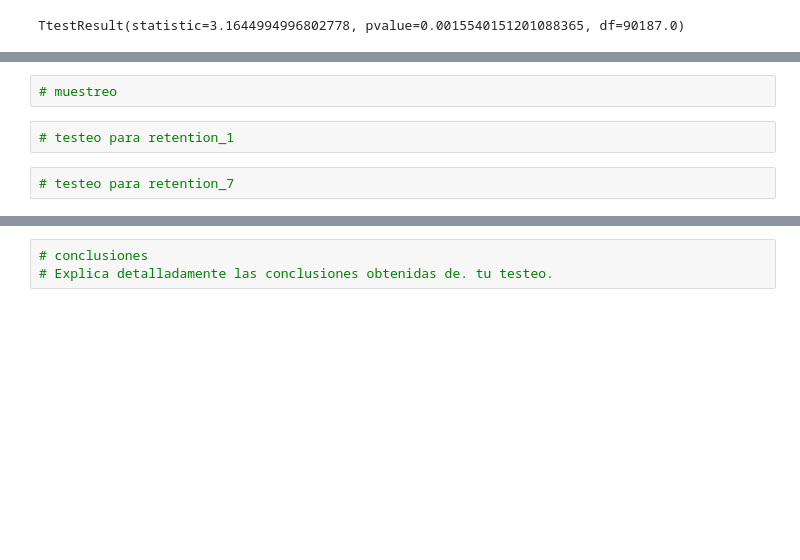
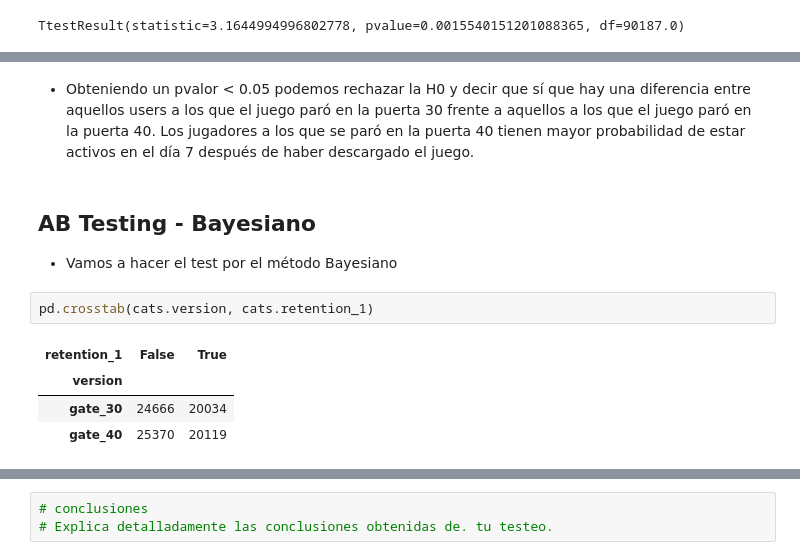
Before and after one commit to Jacobomb/6.4-lab_ab_testing, a Jupyter notebook: lab-ab-test.ipynb, the cells around one changed output, grey strips where cells are left out. Cells and saved outputs as stored; diff of their text form; blank space fills up the shorter version.

Commit message:
Hecho de las dos formas - conclusiones correctas para Bayes?

```diff
--- a/lab-ab-test.ipynb
+++ b/lab-ab-test.ipynb
@@ -106,6 +110,13 @@ TtestResult(statistic=3.1644994996802778, pvalue=0.0015540151201088365, df=90187
-# %%
-# muestreo
-# %%
-# testeo para retention_1
-# %%
-# testeo para retention_7
+# %% [markdown]
+* Obteniendo un pvalor < 0.05 podemos rechazar la H0 y decir que sí que hay una diferencia entre aquellos users a los que el juego paró en la puerta 30 frente a aquellos a los que el juego paró en la puerta 40. Los jugadores a los que se paró en la puerta 40 tienen mayor probabilidad de estar activos en el día 7 después de haber descargado el juego.
+# %% [markdown]
+## AB Testing - Bayesiano
+
+* Vamos a hacer el test por el método Bayesiano
+# %%
+pd.crosstab(cats.version, cats.retention_1)
+# %% [output]
+| retention_1 | False | True |
+| version |  |  |
+| gate_30 | 24666 | 20034 |
+| gate_40 | 25370 | 20119 |
```
Also changed, not shown: parts of 20 cells of this notebook, 1 other file.
